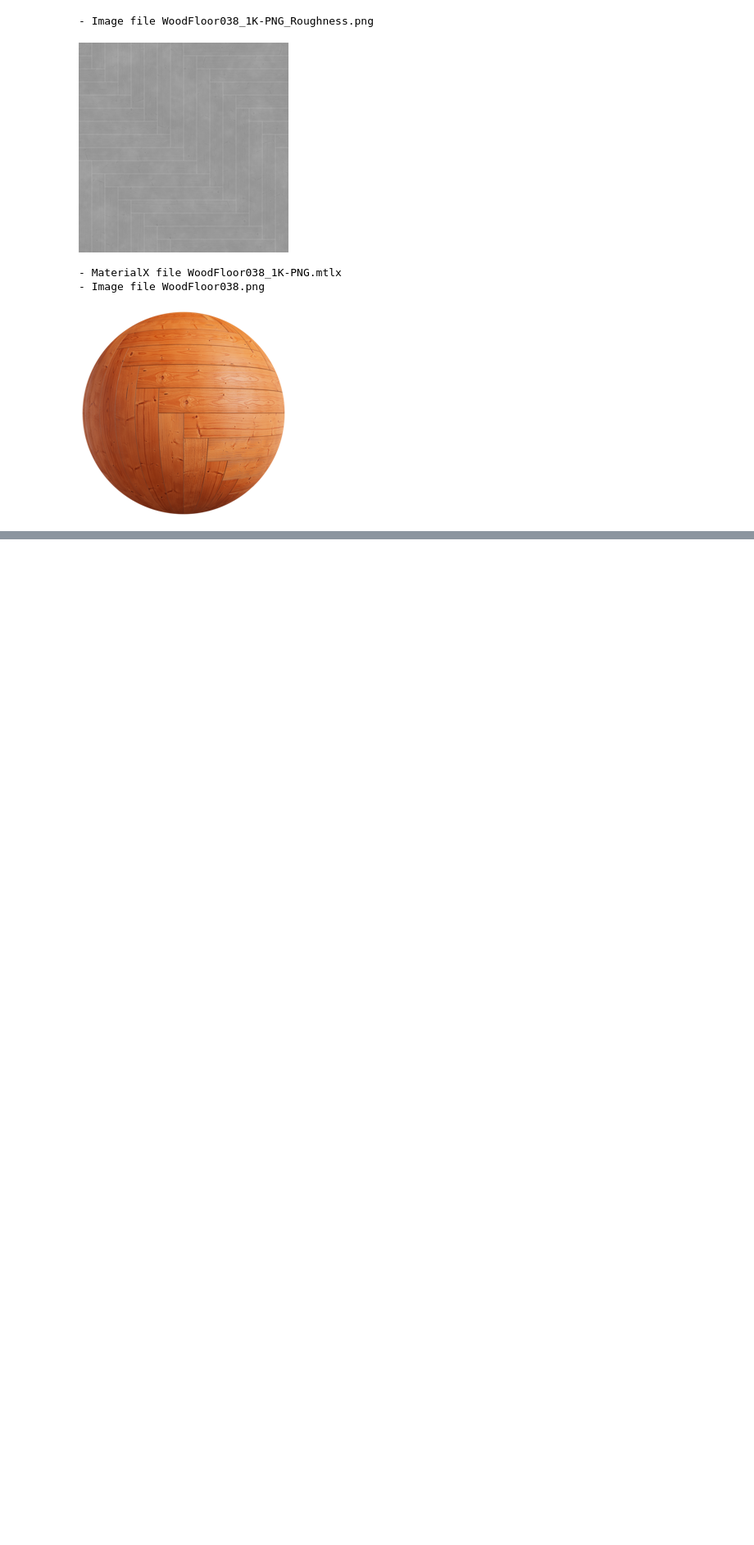
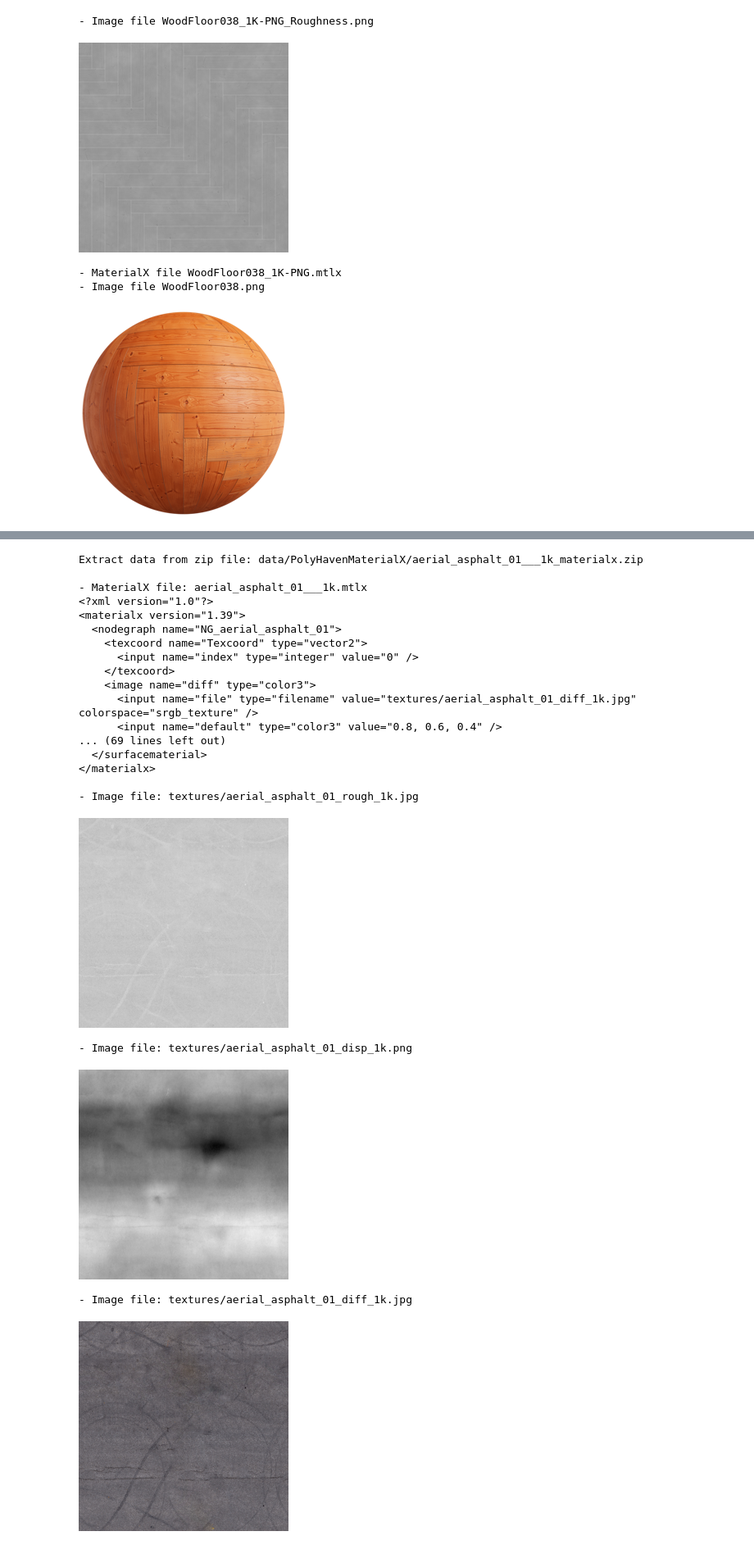
Before and after one commit to kwokcb/materialxMaterials, a Jupyter notebook: examples/materialxMaterials_tutorial.ipynb, the cells around one changed output, grey strips where cells are left out. Shown at 82% size. Drawn from its saved outputs; the diff is of its cells as text; code cells hidden in the pictures; blank space fills up the shorter version.

Commit message:
Add polyHaven example to jbook.

```diff
--- a/examples/materialxMaterials_tutorial.ipynb
+++ b/examples/materialxMaterials_tutorial.ipynb
@@ -265,0 +299,47 @@ Extracting data from zip file: WoodFloor038_1K-PNG.zip
+# %%
+if entry:
+    zip_path = Path(data_folder) / f"{id}_materialx.zip"
+    print(f'Extract data from zip file: {zip_path}\n')
+
+    with zipfile.ZipFile(zip_path, 'r') as zip_file:
+        for file_name in zip_file.namelist():
+            if file_name.endswith('.mtlx'):
+                mtlx_doc = zip_file.read(file_name).decode('utf-8')
+                print(f'- MaterialX file: {file_name}')
+                doc = mx.createDocument()
+                mx.readFromXmlString(doc, mtlx_doc)
+                mtlx_doc = mx.writeToXmlString(doc)
+                print(mtlx_doc)
+            elif file_name.endswith('.png') or file_name.endswith('.jpg') or file_name.endswith('.jpeg'):
+                image = Image.open(io.BytesIO(zip_file.read(file_name)))
+                print(f'- Image file: {file_name}')
+                small_image = image.resize((256, 256))
+                display(small_image)
+
+    # Clean up
+    shutil.rmtree(zip_path.parent, ignore_errors=True)
+else:
+    print(f"No asset found for ID '{entry_id}'")
+# %% [output]
+Extract data from zip file: data/PolyHavenMaterialX/aerial_asphalt_01___1k_materialx.zip
+
+- MaterialX file: aerial_asphalt_01___1k.mtlx
+<?xml version="1.0"?>
+<materialx version="1.39">
+  <nodegraph name="NG_aerial_asphalt_01">
+    <texcoord name="Texcoord" type="vector2">
+      <input name="index" type="integer" value="0" />
+    </texcoord>
+    <image name="diff" type="color3">
+      <input name="file" type="filename" value="textures/aerial_asphalt_01_diff_1k.jpg" colorspace="srgb_texture" />
+      <input name="default" type="color3" value="0.8, 0.6, 0.4" />
+... (69 lines left out)
+  </surfacematerial>
+</materialx>
+
+- Image file: textures/aerial_asphalt_01_rough_1k.jpg
+[figure, added]
+- Image file: textures/aerial_asphalt_01_disp_1k.png
+[figure, added]
+- Image file: textures/aerial_asphalt_01_diff_1k.jpg
+[figure, added]
```
Also changed, not shown: parts of 10 cells of this notebook, 2 other files.
